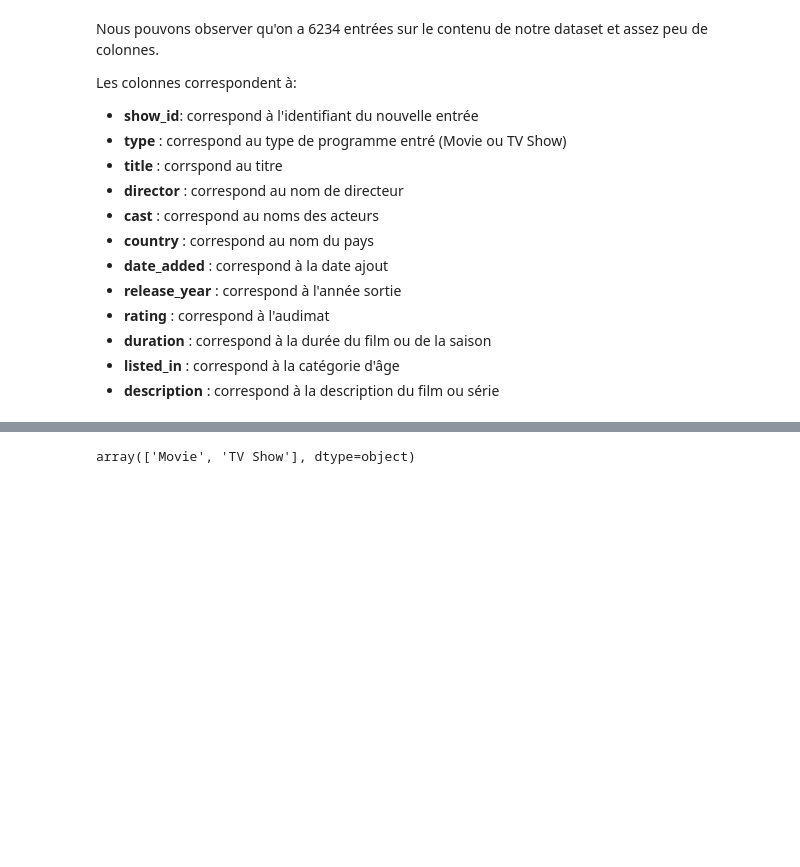
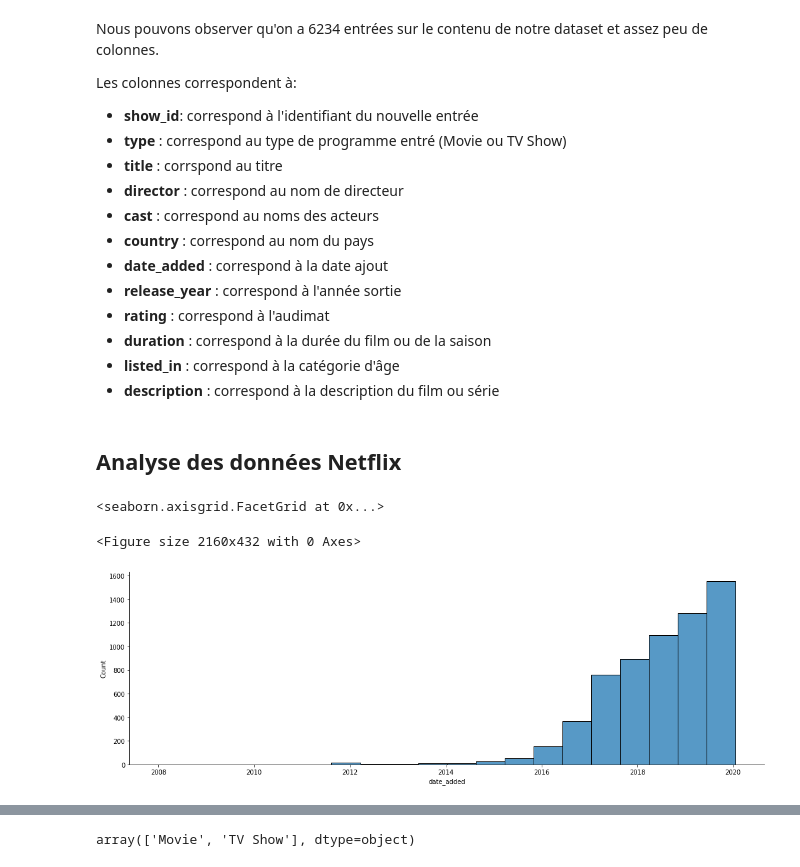
Before and after one commit to Moussa976/eval_python, a Jupyter notebook: netflix_data.ipynb, the cells around one changed output, grey strips where cells are left out. Drawn from its saved outputs; the diff is of its cells as text; code cells hidden in the pictures; blank space fills up the shorter version.

```diff
--- a/netflix_data.ipynb
+++ b/netflix_data.ipynb
@@ -74,3 +74,15 @@ Les colonnes correspondent à:
  - **duration** : correspond à la durée du film ou de la saison
  - **listed_in** : correspond à la catégorie d'âge
  - **description** : correspond à la description du film ou série
+# %% [markdown]
+## Analyse des données Netflix
+# %%
+# Conversion de la date
+data['date_added'] = pd.to_datetime(data['date_added'])
+# Affichage des films et séries en fonction de la date
+plt.figure(figsize=(30,6))
+sns.displot(data.date_added, bins=20, kde=False, aspect= 3)
+# %% [output]
+<seaborn.axisgrid.FacetGrid at 0x...>
+<Figure size 2160x432 with 0 Axes>
+[figure, added]
```
Also changed, not shown: parts of 23 cells of this notebook.
